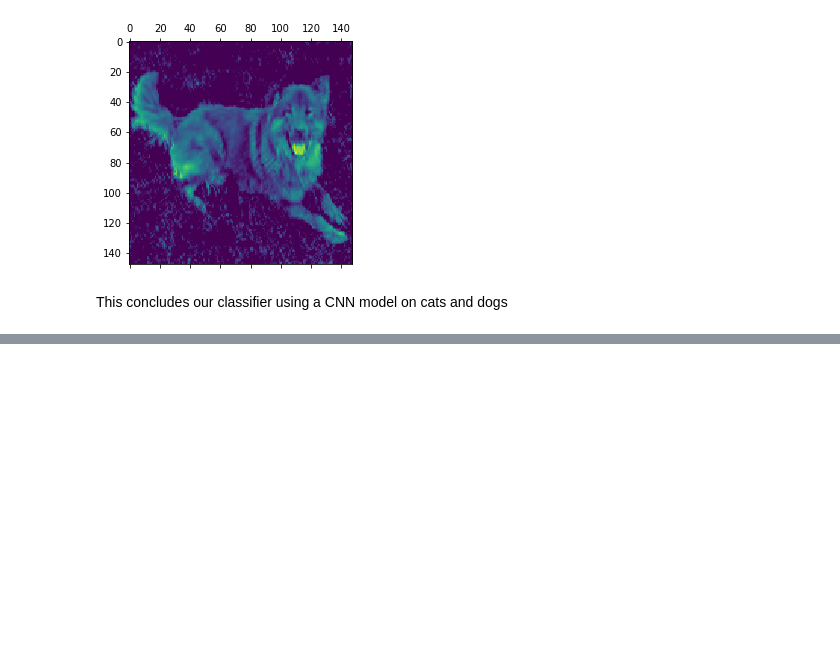
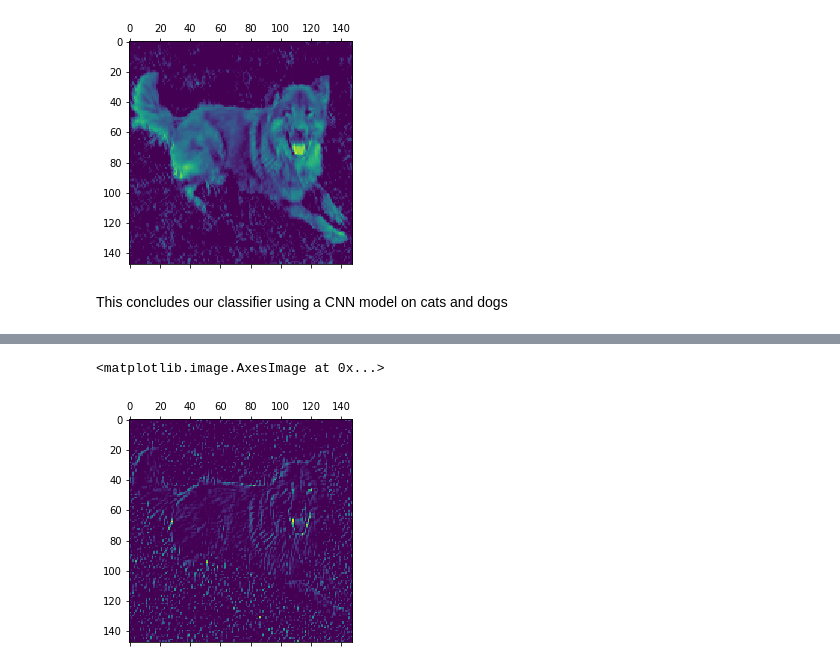
Before and after one commit to constantinembufung/CNN-classifier-for-cats-and-dogs, a Jupyter notebook: CNN_classifier_for_dog_and_cat.ipynb, the cells around one changed output, grey strips where cells are left out. Drawn from its saved outputs; the diff is of its cells as text; code cells hidden in the pictures; blank space fills up the shorter version.

```diff
--- a/CNN_classifier_for_dog_and_cat.ipynb
+++ b/CNN_classifier_for_dog_and_cat.ipynb
@@ -790,0 +927,5 @@ This concludes our classifier using a CNN model on cats and dogs
+# %%
+plt.matshow(first_layer_activation[0, :, :, 7], cmap='viridis')
+# %% [output]
+<matplotlib.image.AxesImage at 0x...>
+[figure, added]
```
Also changed, not shown: parts of 36 cells of this notebook.
